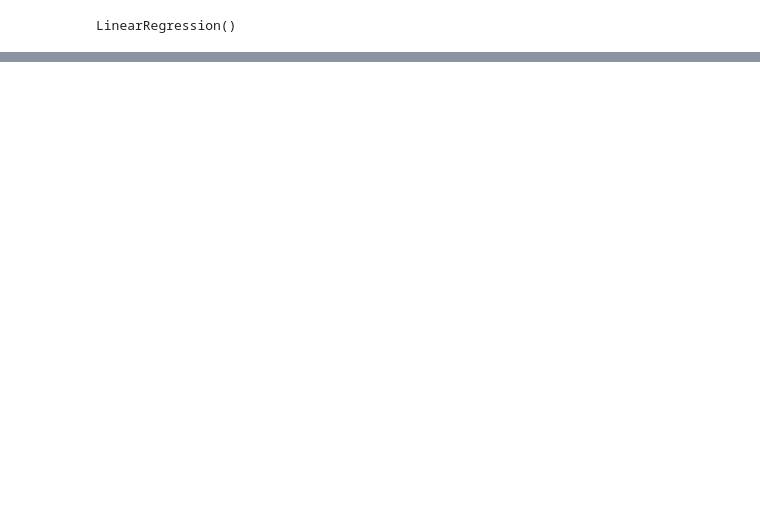
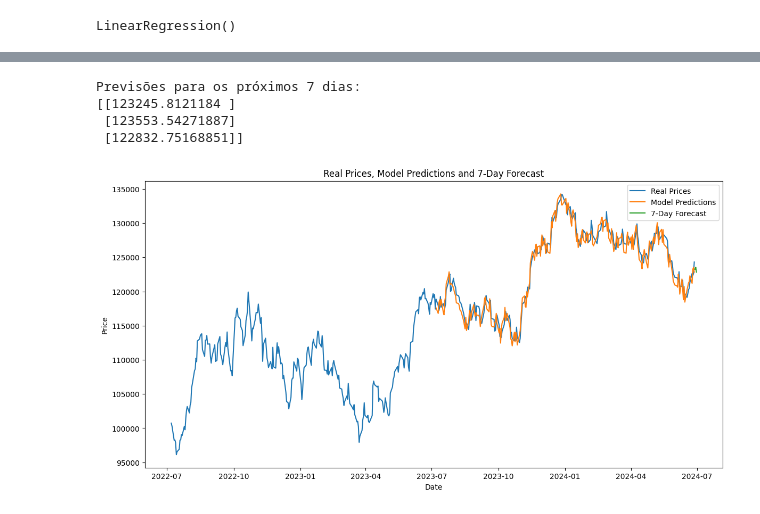
Before and after one commit to rodriguesarrais/ia-mercado-financeiro, a Jupyter notebook: src/stock_market_request.ipynb, the cells around one changed output, grey strips where cells are left out. Saved outputs shown, nothing was run; the diff lists cells and outputs as text; code cells hidden in the pictures; blank space fills up the shorter version.

Commit message:
fix: start the remodeling of the model && try to make future predictions

```diff
--- a/src/stock_market_request.ipynb
+++ b/src/stock_market_request.ipynb
@@ -137,0 +142,36 @@ plt.show()
+# %%
+# Últimos pontos de dados para prever o futuro
+last_data_points = data.iloc[-3:]
+
+# Preparando os últimos dados como base para previsão futura
+X_future = last_data_points[features]
+X_future_scaled = scaler.transform(X_future)
+
+# Previsão para os próximos 7 dias
+future_predictions = model.predict(X_future_scaled)
+print(f"Previsões para os próximos 7 dias:\n{future_predictions}")
+
+# Data de início para previsões futuras
+start_date = last_data_points.index.max() + pd.Timedelta(days=1)
+end_date = start_date + pd.Timedelta(days=2)
+future_dates = pd.date_range(start=start_date, end=end_date)
+
+# Criando um DataFrame para as previsões futuras
+future_df = pd.DataFrame(future_predictions, index=future_dates, columns=['Predicted_Price'])
+
+# Plotando os resultados
+plt.figure(figsize=(14, 7))
+plt.plot(data['Close'], label='Real Prices')
+plt.plot(y_test.index, y_pred, label='Model Predictions')
+plt.plot(future_df.index, future_df['Predicted_Price'], label='7-Day Forecast')
+plt.title('Real Prices, Model Predictions and 7-Day Forecast')
+plt.xlabel('Date')
+plt.ylabel('Price')
+plt.legend()
+plt.show()
+# %% [output]
+Previsões para os próximos 7 dias:
+[[123245.8121184 ]
+ [123553.54271887]
+ [122832.75168851]]
+[figure, added]
```
Also changed, not shown: parts of 9 cells of this notebook.
